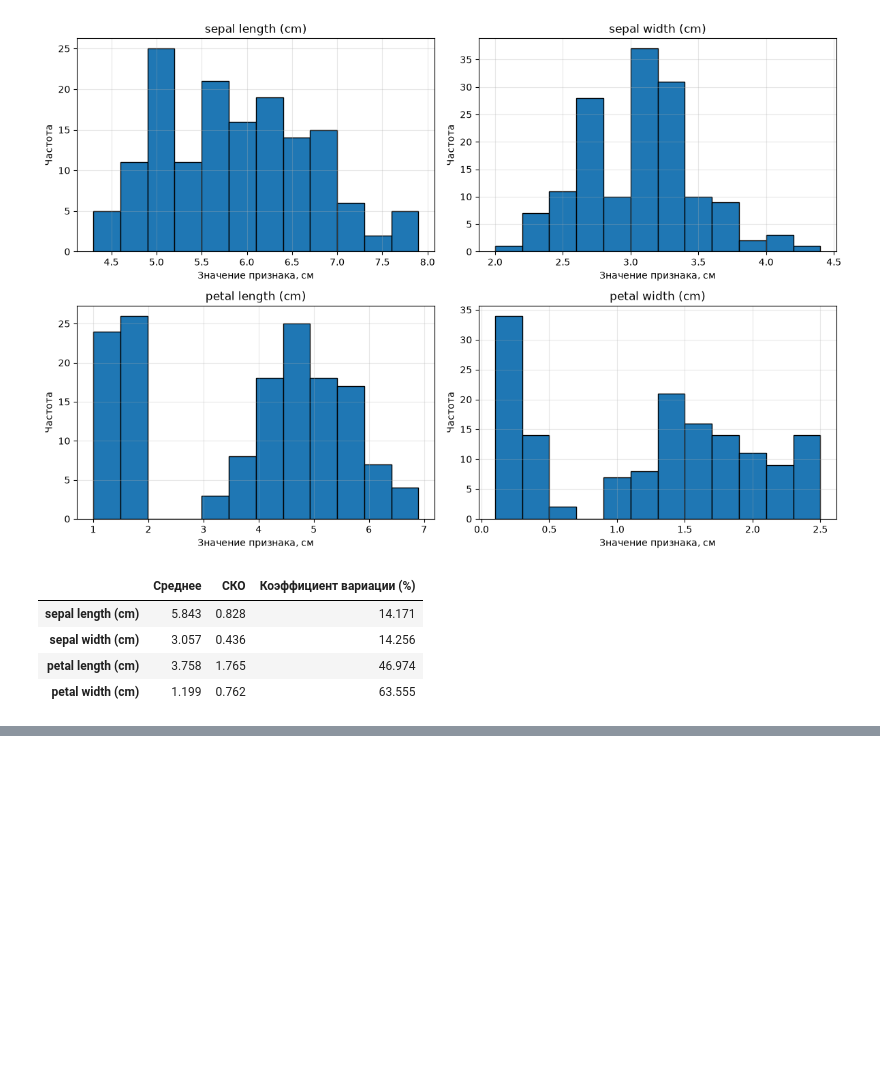
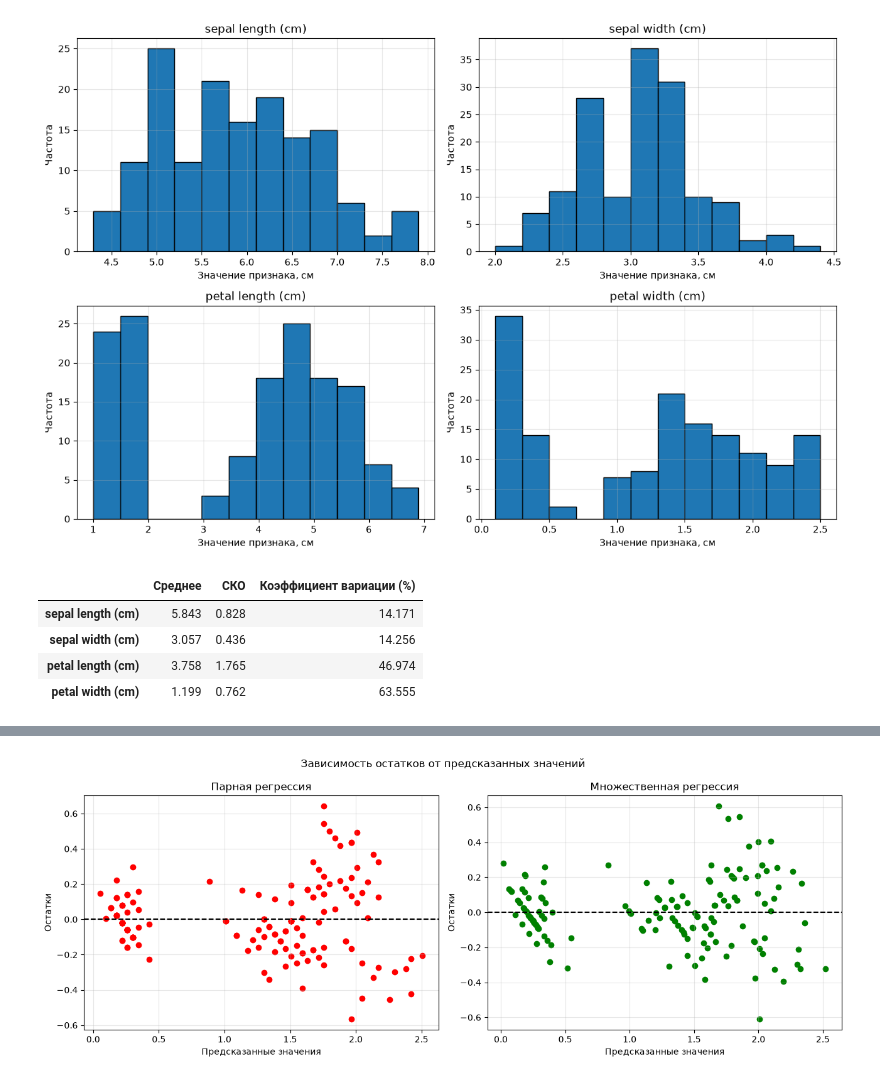
Before and after one commit to infinioka/Labs, a Jupyter notebook: LR1/LR1/Interactive-1.ipynb, the cells around one changed output, grey strips where cells are left out. Cells and saved outputs as stored; diff of their text form; code cells hidden in the pictures; blank space fills up the shorter version.

```diff
--- a/LR1/LR1/Interactive-1.ipynb
+++ b/LR1/LR1/Interactive-1.ipynb
@@ -174,0 +307,39 @@ display(variation.round(3))
+# %%
+# Остатки парной регрессии
+residuals_pair = y.to_numpy() - y_pred_pair
+
+# Остатки множественной регрессии
+residuals_multiple = y.to_numpy() - y_pred_multiple
+
+# Один рисунок с двумя графиками
+fig, axes = plt.subplots(1, 2, figsize=(13, 5))
+
+# Парная регрессия
+axes[0].scatter(
+    y_pred_pair,
+    residuals_pair,
+    color="red"
+)
+axes[0].axhline(0, color="black", linestyle="--")
+axes[0].set_title("Парная регрессия")
+axes[0].set_xlabel("Предсказанные значения")
+axes[0].set_ylabel("Остатки")
+axes[0].grid(alpha=0.3)
+
+# Множественная регрессия
+axes[1].scatter(
+    y_pred_multiple,
+    residuals_multiple,
+    color="green"
+)
+axes[1].axhline(0, color="black", linestyle="--")
+axes[1].set_title("Множественная регрессия")
+axes[1].set_xlabel("Предсказанные значения")
+axes[1].set_ylabel("Остатки")
+axes[1].grid(alpha=0.3)
+
+plt.suptitle("Зависимость остатков от предсказанных значений")
+plt.tight_layout()
+plt.show()
+# %% [output]
+[figure, added]
```
Also changed, not shown: parts of 25 cells of this notebook, 11 other files.
